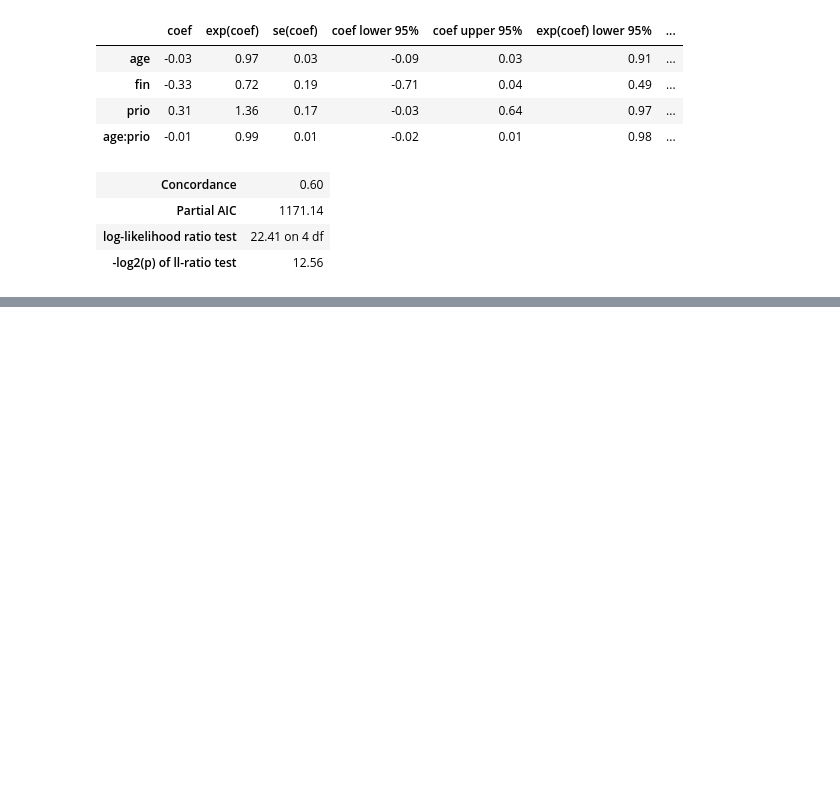
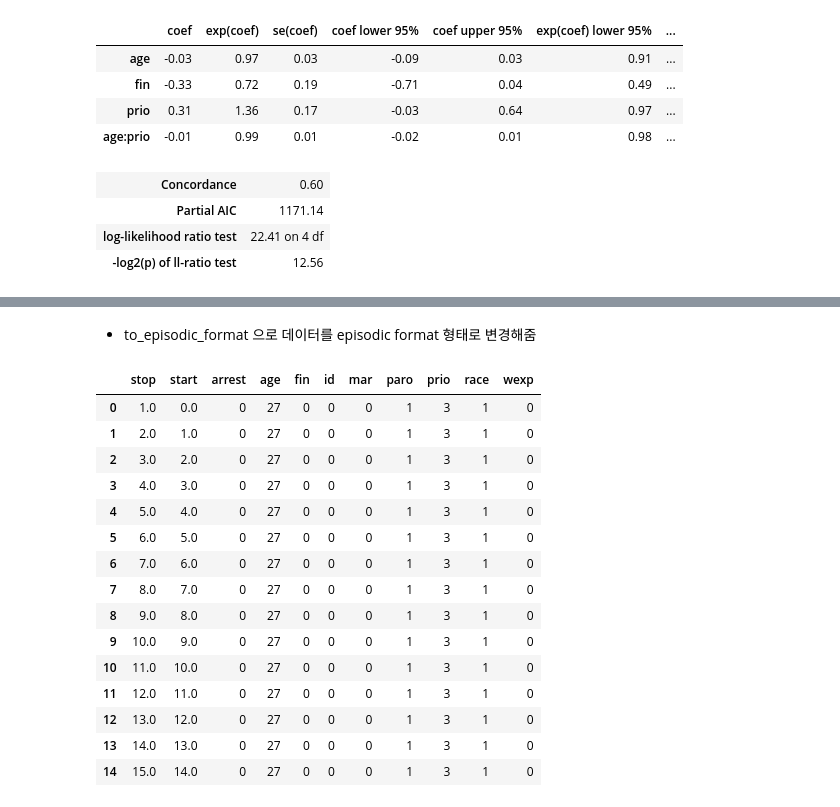
Before and after one commit to seolbluewings/Python, a Jupyter notebook: Cox PH Model.ipynb, the cells around one changed output, grey strips where cells are left out. Saved outputs shown, nothing was run; the diff lists cells and outputs as text; code cells hidden in the pictures; blank space fills up the shorter version.

```diff
--- a/Cox PH Model.ipynb
+++ b/Cox PH Model.ipynb
@@ -223,0 +233,23 @@ cph.print_summary()
+# %% [markdown]
+- to_episodic_format 으로 데이터를 episodic format 형태로 변경해줌
+# %%
+from lifelines.utils import to_episodic_format
+rossi_long = to_episodic_format(rossi, duration_col='week', event_col='arrest', time_gaps=1.)
+rossi_long.head(15)
+# %% [output]
+|  | stop | start | arrest | age | fin | id | mar | paro | prio | race | wexp |
+| 0 | 1.0 | 0.0 | 0 | 27 | 0 | 0 | 0 | 1 | 3 | 1 | 0 |
+| 1 | 2.0 | 1.0 | 0 | 27 | 0 | 0 | 0 | 1 | 3 | 1 | 0 |
+| 2 | 3.0 | 2.0 | 0 | 27 | 0 | 0 | 0 | 1 | 3 | 1 | 0 |
+| 3 | 4.0 | 3.0 | 0 | 27 | 0 | 0 | 0 | 1 | 3 | 1 | 0 |
+| 4 | 5.0 | 4.0 | 0 | 27 | 0 | 0 | 0 | 1 | 3 | 1 | 0 |
+| 5 | 6.0 | 5.0 | 0 | 27 | 0 | 0 | 0 | 1 | 3 | 1 | 0 |
+| 6 | 7.0 | 6.0 | 0 | 27 | 0 | 0 | 0 | 1 | 3 | 1 | 0 |
+| 7 | 8.0 | 7.0 | 0 | 27 | 0 | 0 | 0 | 1 | 3 | 1 | 0 |
+| 8 | 9.0 | 8.0 | 0 | 27 | 0 | 0 | 0 | 1 | 3 | 1 | 0 |
+| 9 | 10.0 | 9.0 | 0 | 27 | 0 | 0 | 0 | 1 | 3 | 1 | 0 |
+| 10 | 11.0 | 10.0 | 0 | 27 | 0 | 0 | 0 | 1 | 3 | 1 | 0 |
+| 11 | 12.0 | 11.0 | 0 | 27 | 0 | 0 | 0 | 1 | 3 | 1 | 0 |
+| 12 | 13.0 | 12.0 | 0 | 27 | 0 | 0 | 0 | 1 | 3 | 1 | 0 |
+| 13 | 14.0 | 13.0 | 0 | 27 | 0 | 0 | 0 | 1 | 3 | 1 | 0 |
+| 14 | 15.0 | 14.0 | 0 | 27 | 0 | 0 | 0 | 1 | 3 | 1 | 0 |
```
Also changed, not shown: parts of 11 cells of this notebook.
